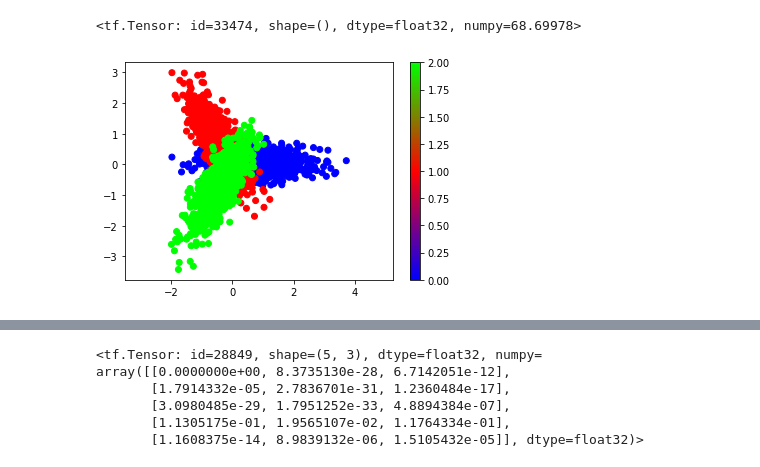
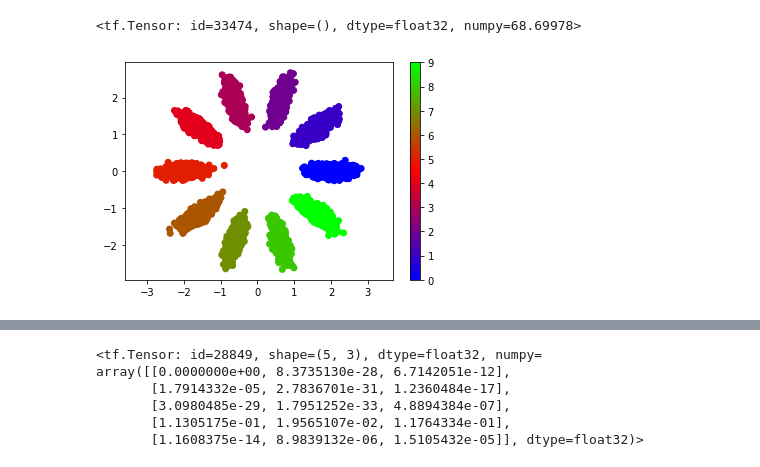
Before and after one commit to macjankowski/vae_models, a Jupyter notebook: pub2/create_mixture.ipynb, the cells around one changed output, grey strips where cells are left out. Saved outputs shown, nothing was run; the diff lists cells and outputs as text; code cells hidden in the pictures.

```diff
--- a/pub2/create_mixture.ipynb
+++ b/pub2/create_mixture.ipynb
@@ -244,8 +255,15 @@ d_gmm = DynamicGmmOnCircle(tf.unstack(thetas), init_cov, r=0.8, K=K)
 tf.reshape(s_gmm.penalty_term_with_gd_only_tf(z), [])
 # %% [output]
 <tf.Tensor: id=33474, shape=(), dtype=float32, numpy=68.69978>
-# %%
-samples = s_gmm.generate_samples(1000)
-plot_samples(samples)
-# %% [output]
-[figure, removed]
+# %%
+init_cov = np.array([
+    [0.07,0.0],
+    [0.0,0.007]
+], dtype="float64")
+betas = np.ones(K)/K
+s_gmm = StaticGmmOnCircle(tf.unstack(thetas), init_cov, r=2.0, K=K, betas=betas)
+
+samples = s_gmm.generate_samples(1000)
+plot_samples(samples)
+# %% [output]
+[figure, added]
```
Also changed, not shown: parts of 39 cells of this notebook, 8 other files.
